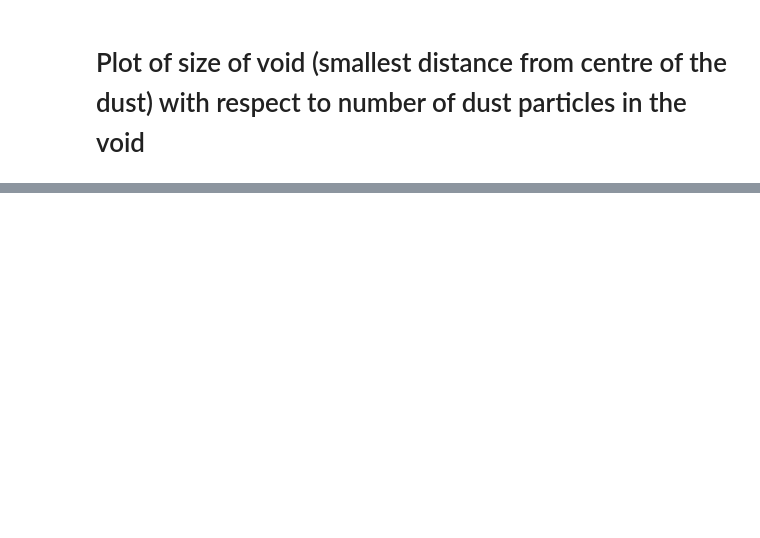
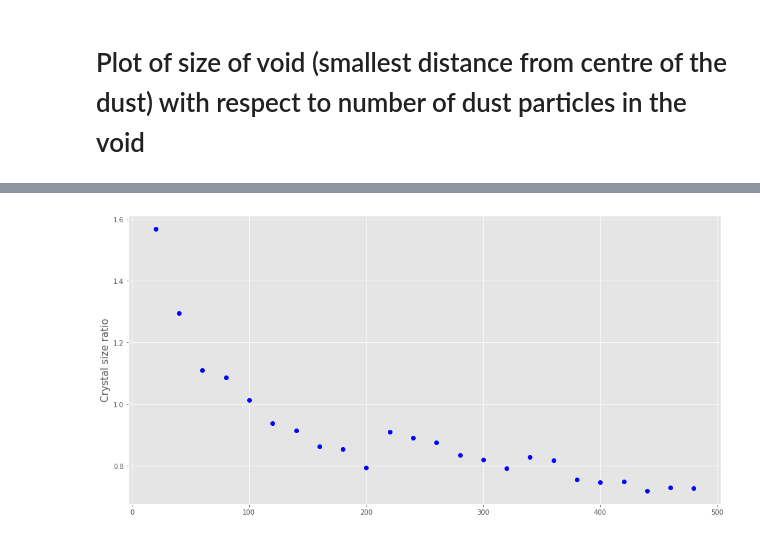
Before and after one commit to yue-wang-sabrina/dusty-plasmas, a Jupyter notebook: msci/jupyter/dust_analysis.ipynb, the cells around one changed output, grey strips where cells are left out. Cells and saved outputs as stored; diff of their text form; code cells hidden in the pictures; blank space fills up the shorter version.

```diff
--- a/msci/jupyter/dust_analysis.ipynb
+++ b/msci/jupyter/dust_analysis.ipynb
@@ -366,0 +590,24 @@ Void formation is not visually visible until the magnetic moment was approximate
+# %%
+crystalsizeNoGibs = []
+crystalsizeGibs = []
+for i in beffectlistchangeparticles:
+    pos=[]
+    for j in i.dustdict.keys():
+        dust = i.dustdict[j]
+        pos.append(numpy.sqrt(dust.pos[0] ** 2 + dust.pos[1] ** 2))
+    crystalsizeGibs.append(max(pos))
+
+for j in beffectlistchangeparticlesnoGibs:
+    pos = []
+    for k in j.dustdict.keys():
+        dust = j.dustdict[k]
+        pos.append(numpy.sqrt(dust.pos[0] ** 2 + dust.pos[1] ** 2))
+    crystalsizeNoGibs.append(max(pos))
+
+crystalratio = numpy.array(crystalsizeGibs)/numpy.array(crystalsizeNoGibs)
+fig, ax = plt.subplots(nrows=1, ncols=1, figsize=(16, 8))
+ax.plot(Nlistcrystal, crystalratio, 'bo')
+ax.set_ylabel("Crystal size ratio", fontsize=15)
+ax.legend(fontsize=15);
+# %% [output]
+[figure, added]
```
Also changed, not shown: parts of 20 cells of this notebook, 9 other files.
